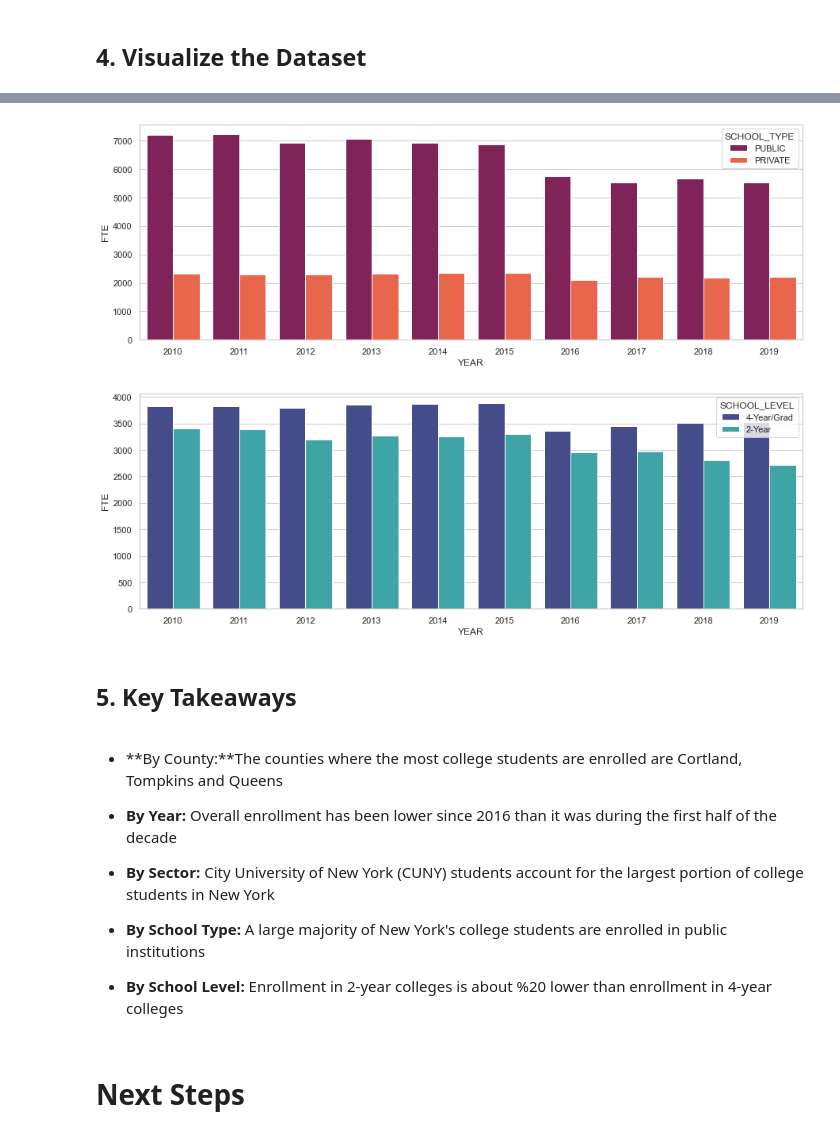
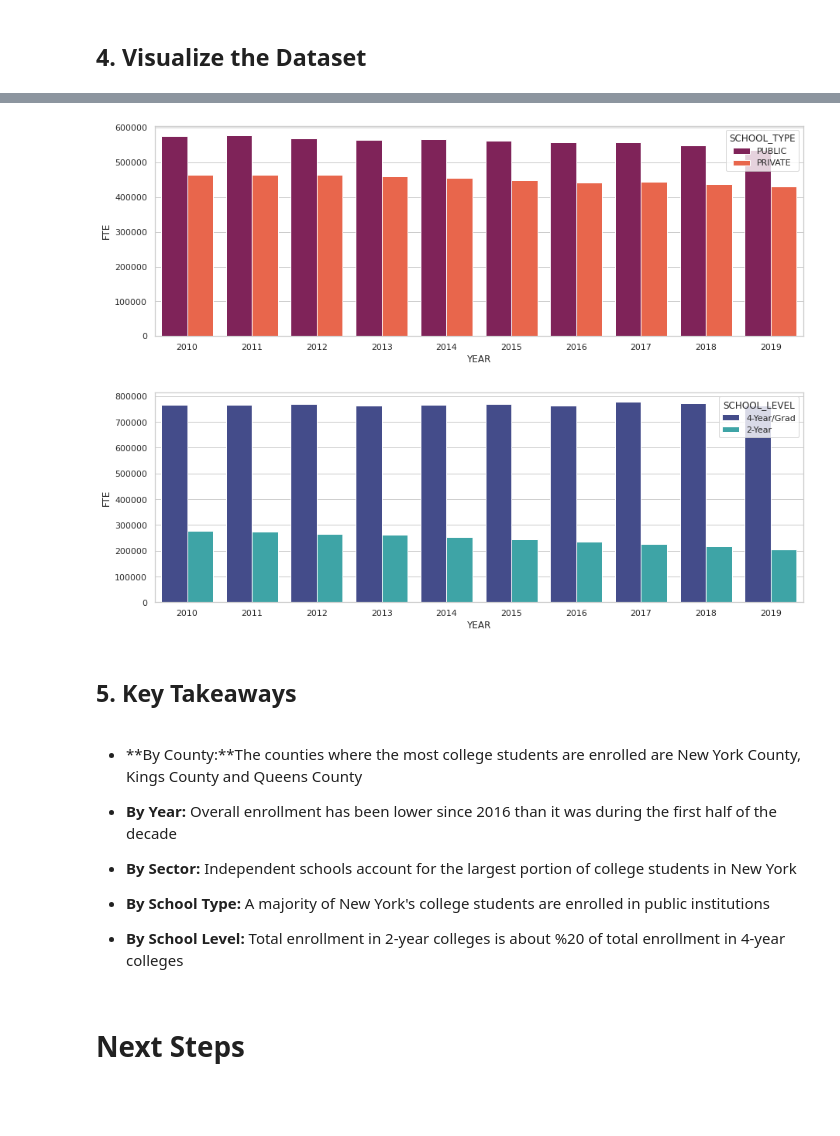
Before and after one commit to davidwhitenyc/Exploratory-Data-Analysis, a Jupyter notebook: INS-036 - NYSED College Enrollment.ipynb, the cells around one changed output, grey strips where cells are left out. Saved outputs shown, nothing was run; the diff lists cells and outputs as text; code cells hidden in the pictures; blank space fills up the shorter version.

```diff
--- a/INS-036 - NYSED College Enrollment.ipynb
+++ b/INS-036 - NYSED College Enrollment.ipynb
@@ -355,31 +351,31 @@ ax1 = sns.barplot(x="YEAR", y="FTE", ci=None, hue="SECTOR",  palette="tab10", sa
 # %%
 # total students (in full-time equivalents) per year and type of school
 
 sns.set_theme(style='whitegrid')
 plt.figure(figsize=(15,5))
-ax1 = sns.barplot(x="YEAR", y="FTE", ci=None, hue="SCHOOL_TYPE", palette="rocket", saturation=.9, data=df1)
+ax1 = sns.barplot(x="YEAR", y="FTE", ci=None, hue="SCHOOL_TYPE", palette="rocket", saturation=.9, data=df1, estimator=np.sum)
 # %% [output]
-[figure, old version]
+[figure, new version]
 # %%
 # total students (in full-time equivalents) per year and school level
 
 sns.set_theme(style='whitegrid')
 plt.figure(figsize=(15,5))
-ax1 = sns.barplot(x="YEAR", y="FTE", ci=None, hue="SCHOOL_LEVEL",  palette="mako", saturation=.9, data=df1)
+ax1 = sns.barplot(x="YEAR", y="FTE", ci=None, hue="SCHOOL_LEVEL",  palette="mako", saturation=.9, data=df1, estimator=np.sum)
 # %% [output]
-[figure, old version]
+[figure, new version]
 # %% [markdown]
 ## 5. Key Takeaways
 # %% [markdown]
-- **By County:**The counties where the most college students are enrolled are Cortland, Tompkins and Queens
+- **By County:**The counties where the most college students are enrolled are New York County, Kings County and Queens County
 
 - **By Year:** Overall enrollment has been lower since 2016 than it was during the first half of the decade
 
-- **By Sector:** City University of New York (CUNY) students account for the largest portion of college students in New York
+- **By Sector:** Independent schools account for the largest portion of college students in New York
 
-- **By School Type:** A large majority of New York's college students are enrolled in public institutions
+- **By School Type:** A majority of New York's college students are enrolled in public institutions
 
-- **By School Level:** Enrollment in 2-year colleges is about %20 lower than enrollment in 4-year colleges
+- **By School Level:** Total enrollment in 2-year colleges is about %20 of total enrollment in 4-year colleges
 # %% [markdown]
 # Next Steps
 # %% [markdown]
```
Also changed, not shown: parts of 11 cells of this notebook.
